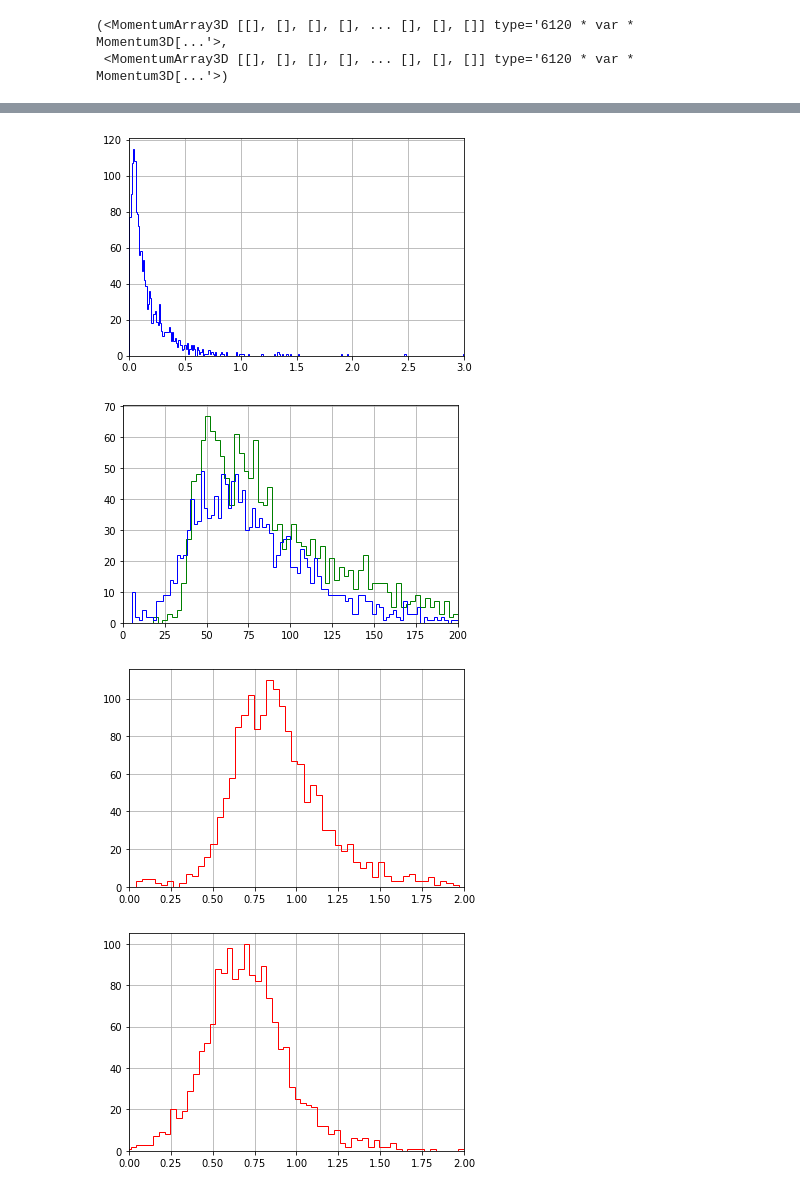
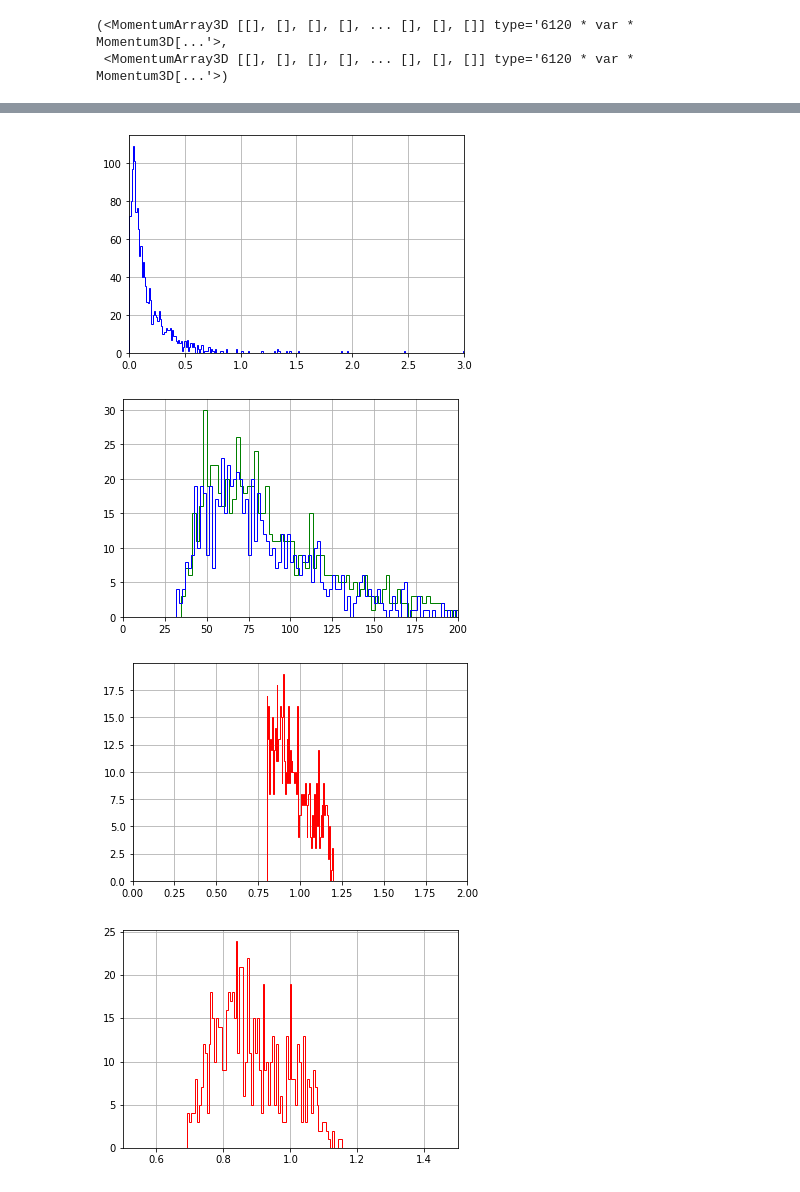
Before and after one commit to uttiyasarkar/HGCALJetStudies, a Jupyter notebook: jetAnalyzer.ipynb, the cells around one changed output, grey strips where cells are left out. Saved outputs shown, nothing was run; the diff lists cells and outputs as text; code cells hidden in the pictures.

```diff
--- a/jetAnalyzer.ipynb
+++ b/jetAnalyzer.ipynb
@@ -81,7 +81,7 @@ ak4jet = ak.zip({"pt":ak4jet_pt,"eta":ak4jet_eta,"phi":ak4jet_phi})
 ak4jet = ak4jet[(abs(ak4jet.eta)>1.7) & (abs(ak4jet.eta)<2.8) & (ak4jet.pt>5)]
 # %%
 #opening the rest of the objects (gen_particles, gen_jets) using standard uproot4
-tree = uproot.open("/data_CMS/cms/sarkar/ntuple.root",xrootdsource=dict(chunkbytes=1024**3, limitbytes=1024**3))["FloatingpointThresholdDummyHistomaxGenmatchGenclustersntuple/HGCalTriggerNtuple"]
+tree = uproot.open("ntuple.root",xrootdsource=dict(chunkbytes=1024**3, limitbytes=1024**3))["FloatingpointThresholdDummyHistomaxGenmatchGenclustersntuple/HGCalTriggerNtuple"]
 # %%
 df_cl = tree.arrays(branches_cl3d,library='pd')
 # %%
@@ -194,8 +194,8 @@ print(mu), print(sigma)
 [figure]
 # %%
 ##genjet candidate selection based on the DeltaR requirement
-genjetmatchedzip = ak.Array(genjet[(gen.deltaR(genjet)<0.2)])
-genmatchedzip = ak.Array(genjet[(gen.deltaR(genjet)<0.2)])
+genjetmatchedzip = ak.Array(genjet[((gen.deltaR(genjet)<0.2) & ((genjet.pt/gen.pt)>0.8) & ((genjet.pt/gen.pt)<1.2))])
+genmatchedzip = ak.Array(genjet[((gen.deltaR(genjet)<0.2) & ((genjet.pt/gen.pt)>0.8) & ((genjet.pt/gen.pt)<1.2))])
 #print(genjetmatchedzip)
 # %%
 ##Similar to before, this time between matched- genjet and ak4jet
@@ -280,11 +280,11 @@ plt.grid(True)
 plt.xlim([0.,3.])
 plt.show()
 # %% [output]
-[figure, old version]
+[figure, new version]
 # %%
 ##ak4jet candidate selection based on the DeltaR requirement
-ak4jetmatched = ak.Array(ak4jet[(ak4jet.deltaR(genjetmatched)<0.4)])
-genjetmatchedfinal = ak.Array(genjetmatched[(ak4jet.deltaR(genjetmatched)<0.4)])
+ak4jetmatched = ak.Array(ak4jet[((ak4jet.deltaR(genjetmatched)<0.4) & (ak4jet.pt/genjetmatched.pt>0.8) & (ak4jet.pt/genjetmatched.pt<1.2))])
+genjetmatchedfinal = ak.Array(genjetmatched[((ak4jet.deltaR(genjetmatched)<0.4) & (ak4jet.pt/genjetmatched.pt>0.8) & (ak4jet.pt/genjetmatched.pt<1.2))])
 # %%
 ak4matchedzippt = ak.flatten(ak4jetmatched.pt,axis=None)
 genjetmatchedzip2pt = ak.flatten(genjetmatchedfinal.pt,axis=None)
@@ -295,7 +295,7 @@ plt.grid(True)
 plt.xlim([0., 200.])
 plt.show()
 # %% [output]
-[figure, old version]
+[figure, new version]
 # %%
 ##pT ratio of matched genjet and matched ak4jet
 l = ak4matchedzippt/genjetmatchedzip2pt
@@ -305,7 +305,7 @@ plt.grid(True)
 plt.xlim([0., 2.])
 plt.show()
 # %% [output]
-[figure, old version]
+[figure, new version]
 # %%
 ##Eta dependent pT correction based on regression, code adapted from Jona Motta
 from sklearn.ensemble import GradientBoostingRegressor
@@ -334,8 +334,8 @@ dfinal['ak4jet_response_c1'] = dfinal.ak4jet_pt_c1 / dfinal.genjetmatched_pt
 # %%
 ##Response plot after the regression
 plt.hist(dfinal['ak4jet_response_c1'],histtype='step', color='red',bins=80)
 plt.grid(True)
-plt.xlim([0.,2.])
+plt.xlim([0.5,1.5])
 plt.show()
 # %% [output]
-[figure, old version]
+[figure, new version]
```
Also changed, not shown: parts of 4 cells of this notebook.
